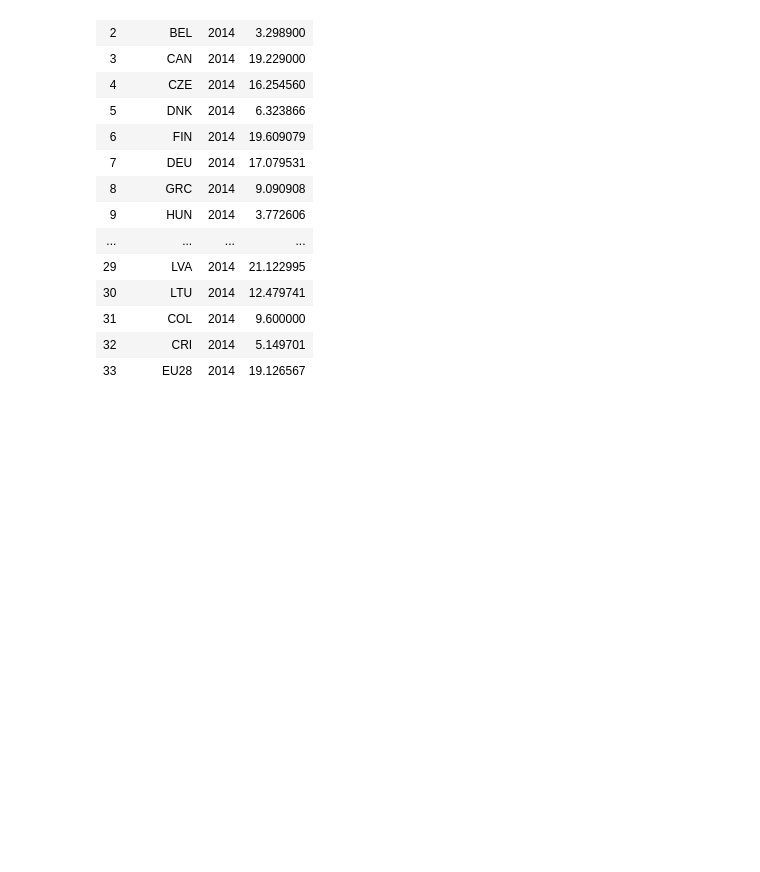
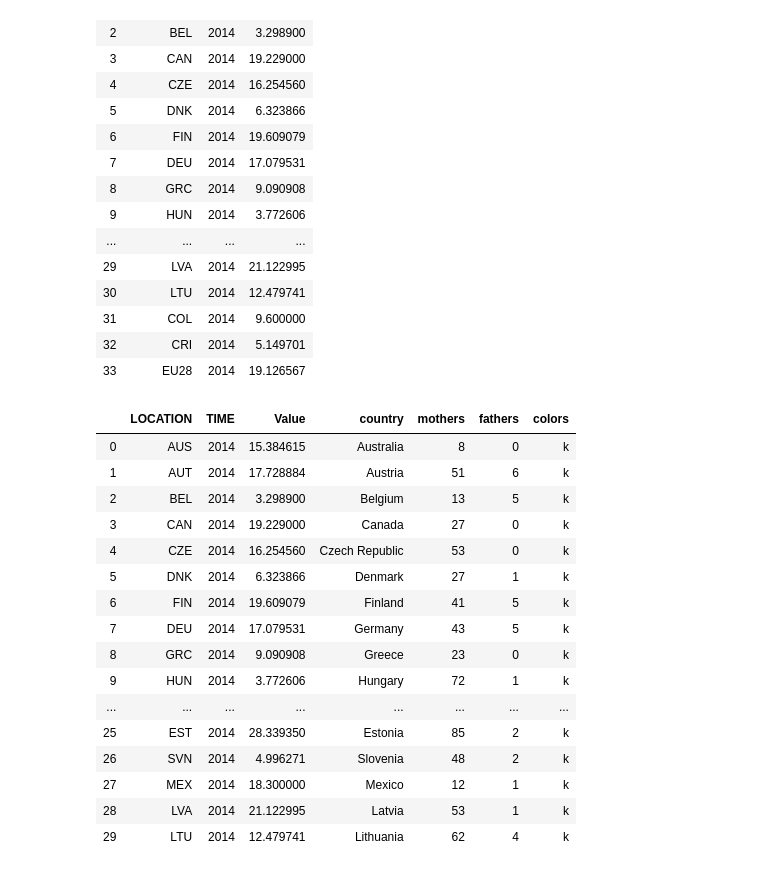
Before and after one commit to ricardozacarias/ironhackathon, a Jupyter notebook: paid_leave.ipynb, the cells around one changed output. Cells and saved outputs as stored; diff of their text form; code cells hidden in the pictures; blank space fills up the shorter version.

```diff
--- a/paid_leave.ipynb
+++ b/paid_leave.ipynb
@@ -375,0 +412,20 @@ wage_gap
+# %%
+correlation
+# %% [output]
+|  | LOCATION | TIME | Value | country | mothers | fathers | colors |
+| 0 | AUS | 2014 | 15.384615 | Australia | 8 | 0 | k |
+| 1 | AUT | 2014 | 17.728884 | Austria | 51 | 6 | k |
+| 2 | BEL | 2014 | 3.298900 | Belgium | 13 | 5 | k |
+| 3 | CAN | 2014 | 19.229000 | Canada | 27 | 0 | k |
+| 4 | CZE | 2014 | 16.254560 | Czech Republic | 53 | 0 | k |
+| 5 | DNK | 2014 | 6.323866 | Denmark | 27 | 1 | k |
+| 6 | FIN | 2014 | 19.609079 | Finland | 41 | 5 | k |
+| 7 | DEU | 2014 | 17.079531 | Germany | 43 | 5 | k |
+| 8 | GRC | 2014 | 9.090908 | Greece | 23 | 0 | k |
+| 9 | HUN | 2014 | 3.772606 | Hungary | 72 | 1 | k |
+| ... | ... | ... | ... | ... | ... | ... | ... |
+| 25 | EST | 2014 | 28.339350 | Estonia | 85 | 2 | k |
+| 26 | SVN | 2014 | 4.996271 | Slovenia | 48 | 2 | k |
+| 27 | MEX | 2014 | 18.300000 | Mexico | 12 | 1 | k |
+| 28 | LVA | 2014 | 21.122995 | Latvia | 53 | 1 | k |
+| 29 | LTU | 2014 | 12.479741 | Lithuania | 62 | 4 | k |
```
Also changed, not shown: parts of 15 cells of this notebook, 4 other files.
